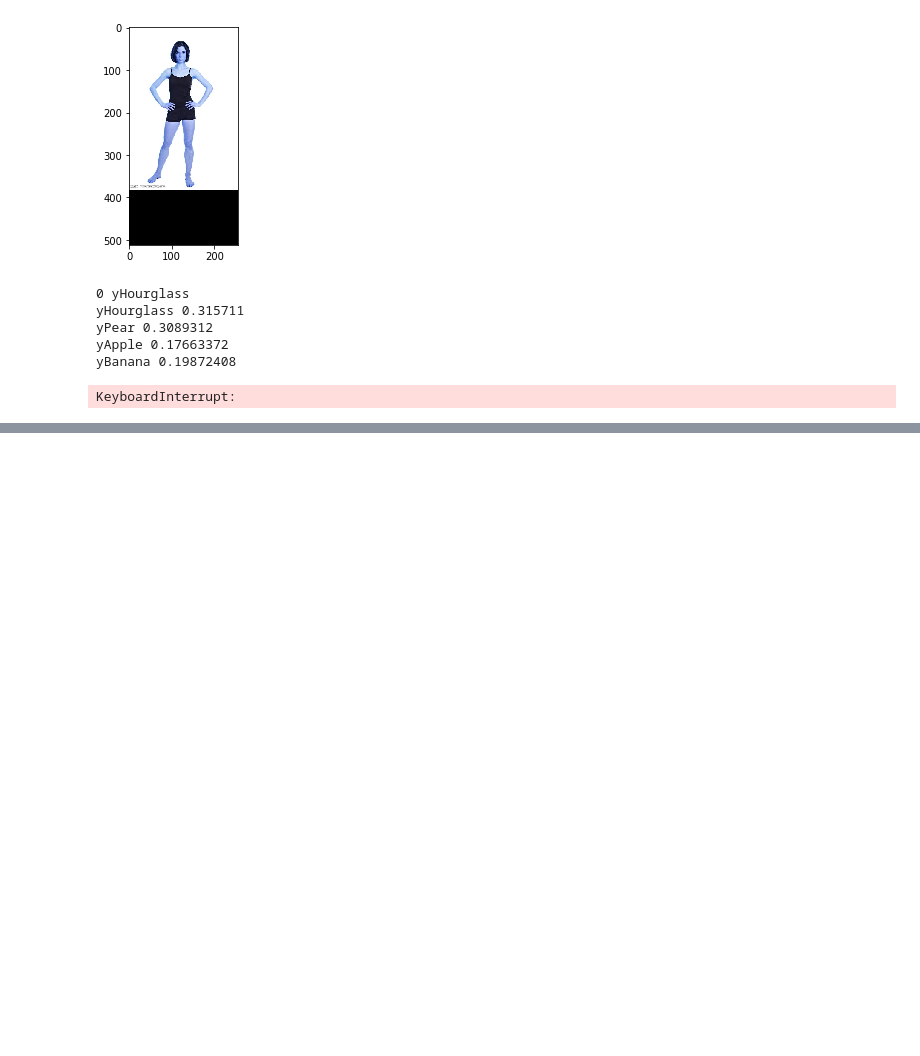
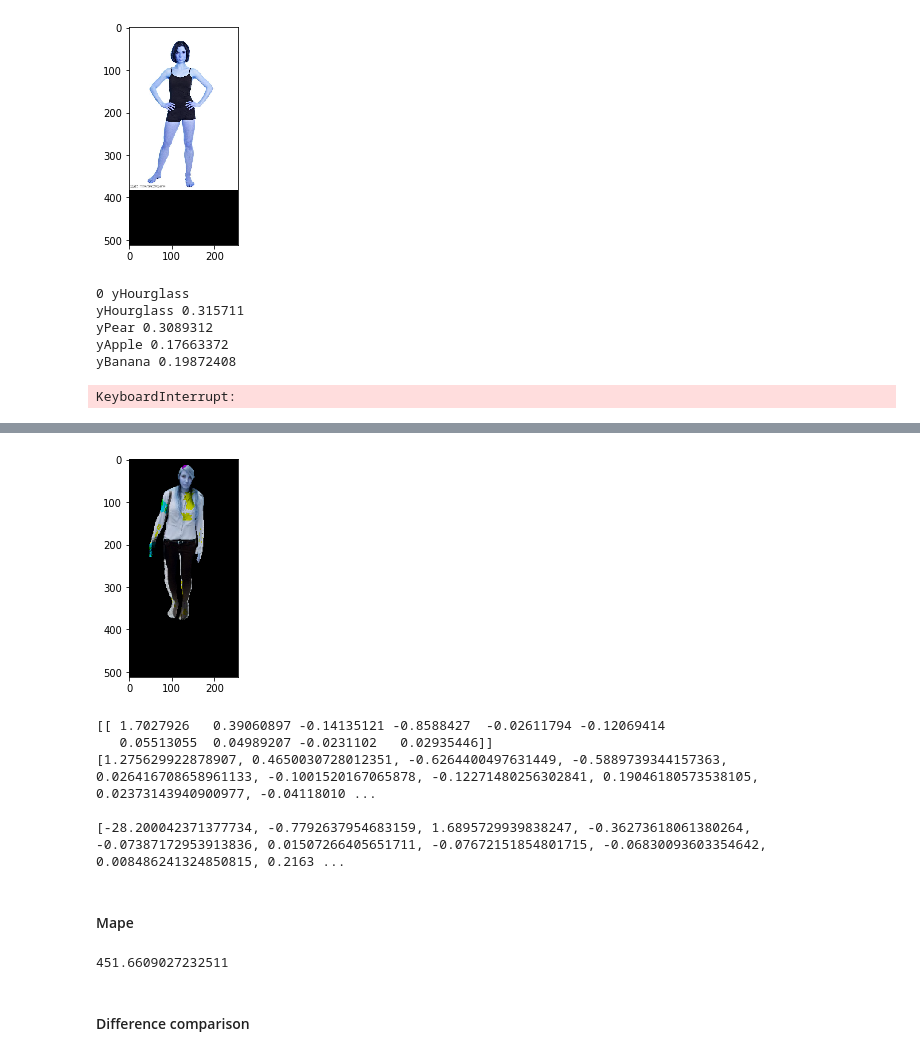
Before and after one commit to slowstone/PersonBodyType, a Jupyter notebook: eval.ipynb, the cells around one changed output, grey strips where cells are left out. Saved outputs shown, nothing was run; the diff lists cells and outputs as text; code cells hidden in the pictures; blank space fills up the shorter version.

```diff
--- a/eval.ipynb
+++ b/eval.ipynb
@@ -110,0 +163,3 @@ KeyboardInterrupt:
+# %%
+train_info = json.load(open(train_json,'r'))
+val_info = json.load(open(val_json,'r'))
@@ -110,0 +223,37 @@ KeyboardInterrupt:
+# %%
+index = 0
+# %%
+name = im_names[index]
+plt.imshow(outputs[name]['im'][0])
+plt.show()
+print(outputs[name]['res'][0])
+print((train_info[name] or val_info[name])['betas'])
+print()
+print((train_info[name] or val_info[name])['pose'])
+# %% [output]
+[figure, added]
+[[ 1.7027926   0.39060897 -0.14135121 -0.8588427  -0.02611794 -0.12069414
+   0.05513055  0.04989207 -0.0231102   0.02935446]]
+[1.275629922878907, 0.4650030728012351, -0.6264400497631449, -0.5889739344157363, 0.026416708658961133, -0.1001520167065878, -0.12271480256302841, 0.19046180573538105, 0.02373143940900977, -0.04118010 ...
+
+[-28.200042371377734, -0.7792637954683159, 1.6895729939838247, -0.36273618061380264, -0.07387172953913836, 0.01507266405651711, -0.07672151854801715, -0.06830093603354642, 0.008486241324850815, 0.2163 ...
+# %% [markdown]
+#### Mape
+# %%
+all_res = []
+all_gt = []
+for name in im_names:
+    all_res.append(outputs[name]['res'])
+    if name in train_info.keys():
+        all_gt.append(train_info[name]['betas'])
+    if name in val_info.keys():
+        all_gt.append(val_info[name]['betas'])
+import numpy as np
+all_res = np.array(all_res)
+all_gt = np.array(all_gt)
+res = np.mean((np.abs(all_res-all_gt)/np.abs(all_gt))*100)
+print(res)
+# %% [output]
+451.6609027232511
+# %% [markdown]
+#### Difference comparison
```
Also changed, not shown: parts of 31 cells of this notebook, 6 other files.
